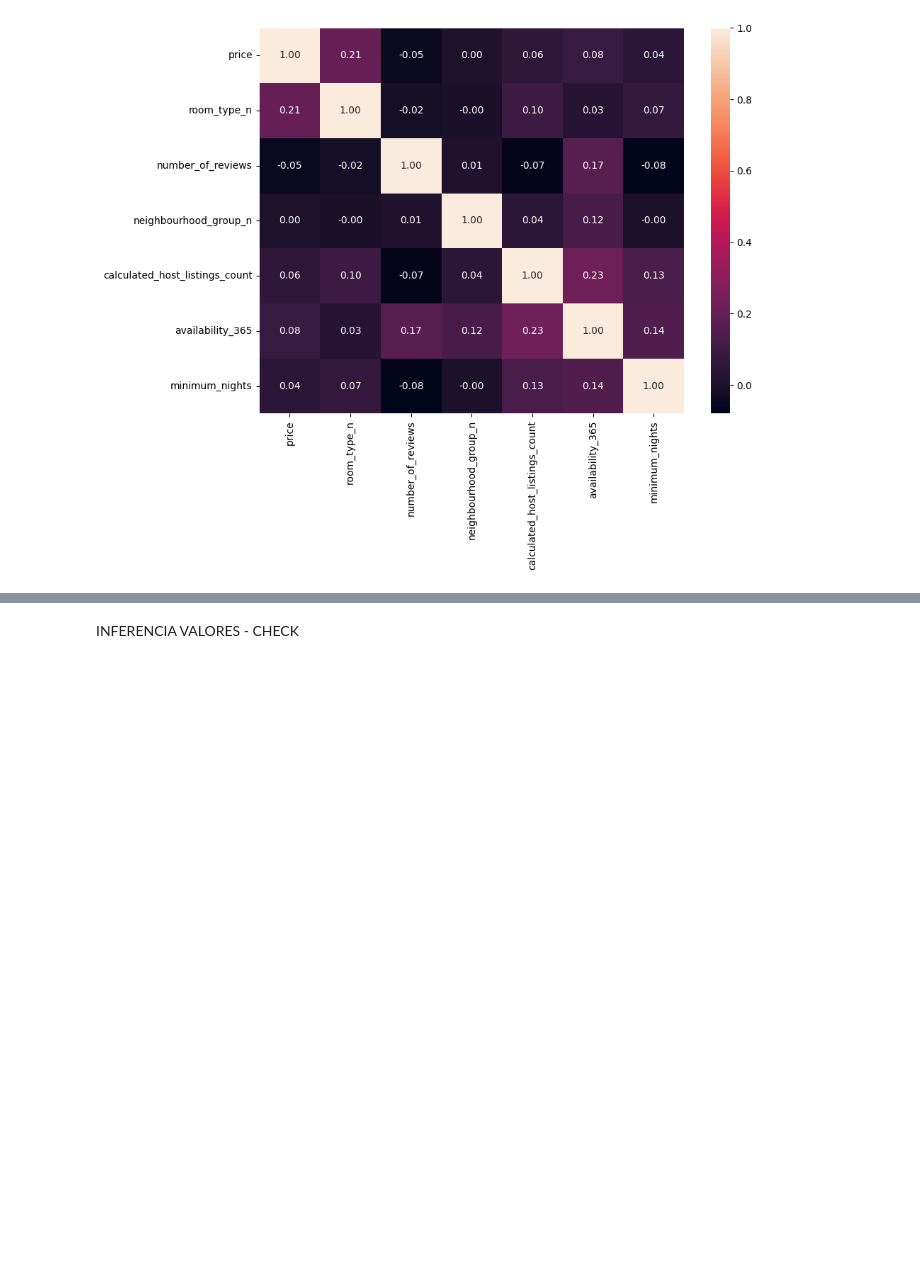
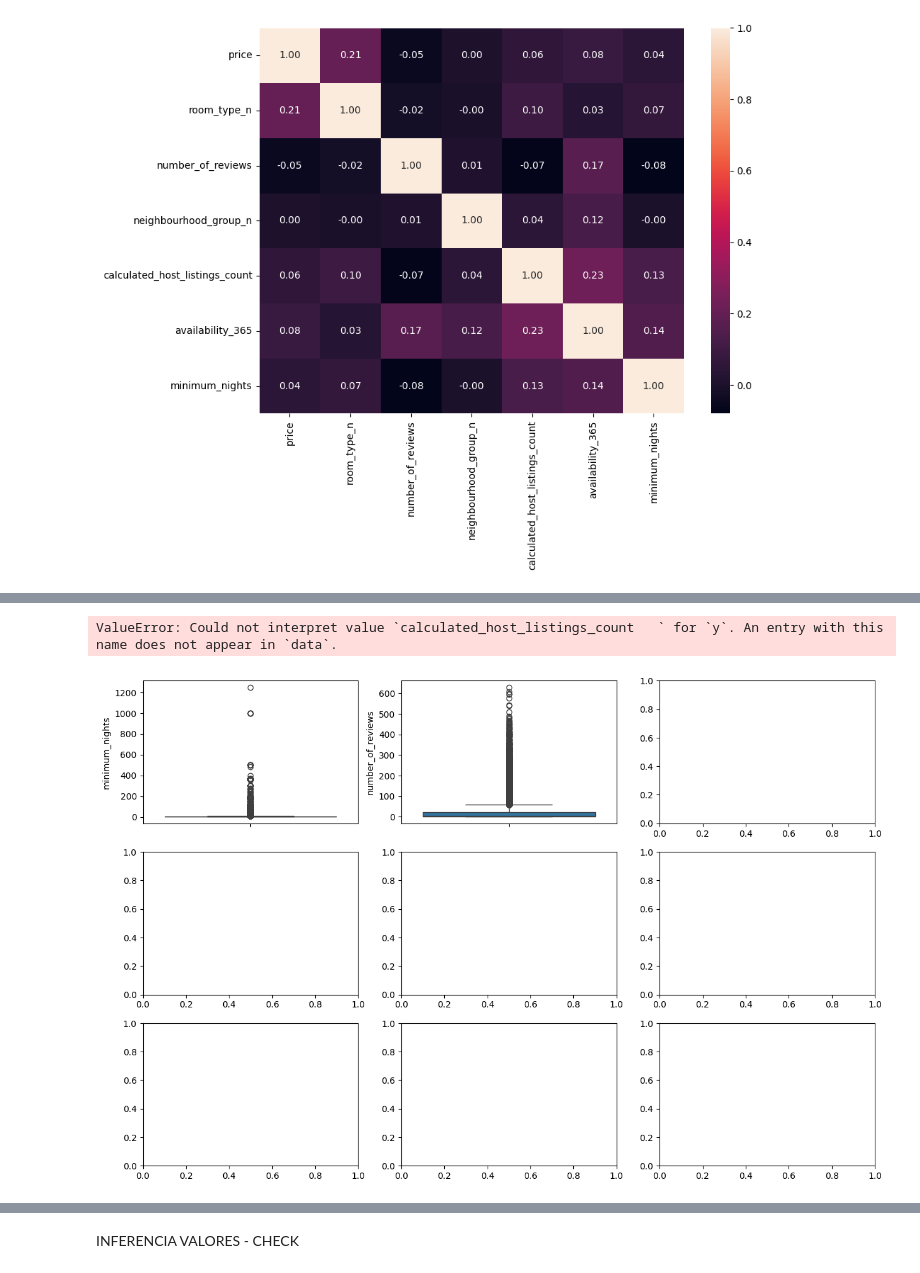
Before and after one commit to 4GeeksAcademy/CristinaChico_EDA, a Jupyter notebook: src/explore.ipynb, the cells around one changed output, grey strips where cells are left out. Drawn from its saved outputs; the diff is of its cells as text; code cells hidden in the pictures; blank space fills up the shorter version.

Commit message:
corregir errores código

```diff
--- a/src/explore.ipynb
+++ b/src/explore.ipynb
@@ -256,0 +275,18 @@ plt.show()
+# %%
+fig, axis = plt.subplots(3, 3, figsize = (15, 10))
+
+sns.boxplot(ax = axis[0, 0], data = total_data, y = "minimum_nights")
+sns.boxplot(ax = axis[0, 1], data = total_data, y = "number_of_reviews")
+sns.boxplot(ax = axis[0, 2], data = total_data, y = "calculated_host_listings_count	")
+sns.boxplot(ax = axis[1, 0], data = total_data, y = "availability_365")
+sns.boxplot(ax = axis[1, 1], data = total_data, y = "price")
+sns.boxplot(ax = axis[1, 2], data = total_data, y = "room_type_n")
+sns.boxplot(ax = axis[2, 0], data = total_data, y = "neighbourhood_group_n")
+sns.boxplot(ax = axis[2, 1], data = total_data, y = "neighbourhood_n")
+
+plt.tight_layout()
+
+plt.show()
+# %% [output]
+ValueError: Could not interpret value `calculated_host_listings_count   ` for `y`. An entry with this name does not appear in `data`.
+[figure, added]
```
Also changed, not shown: parts of 19 cells of this notebook, 1 other file.
